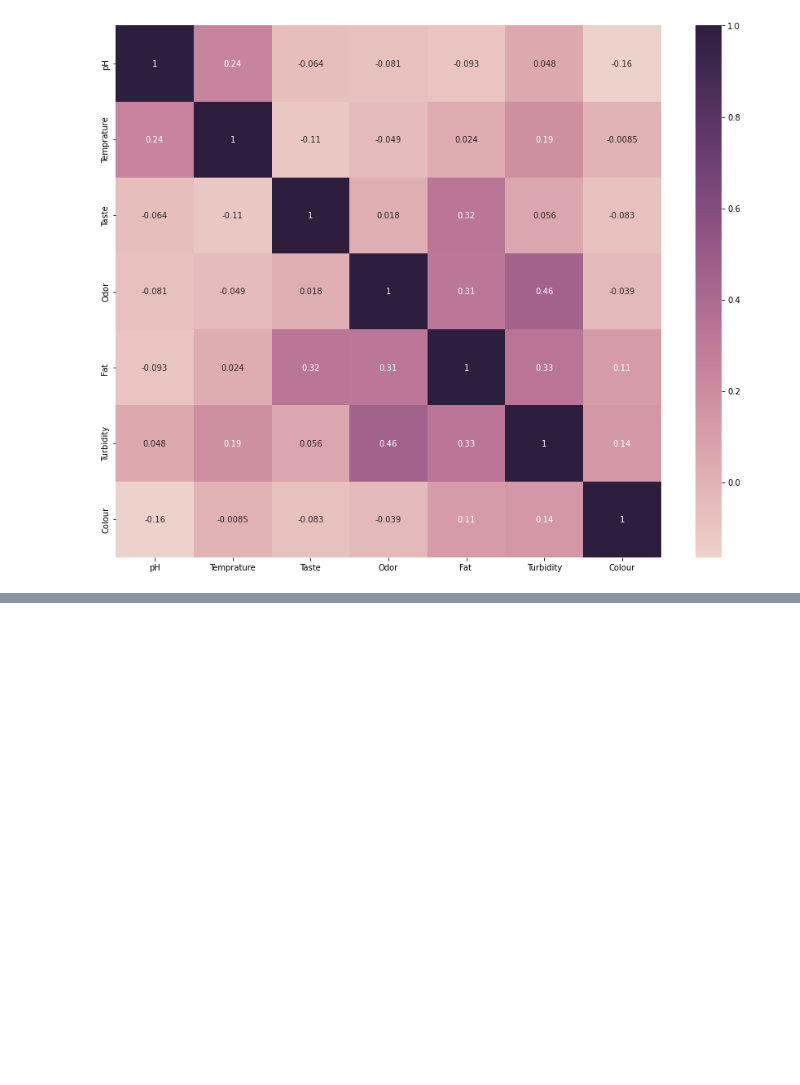
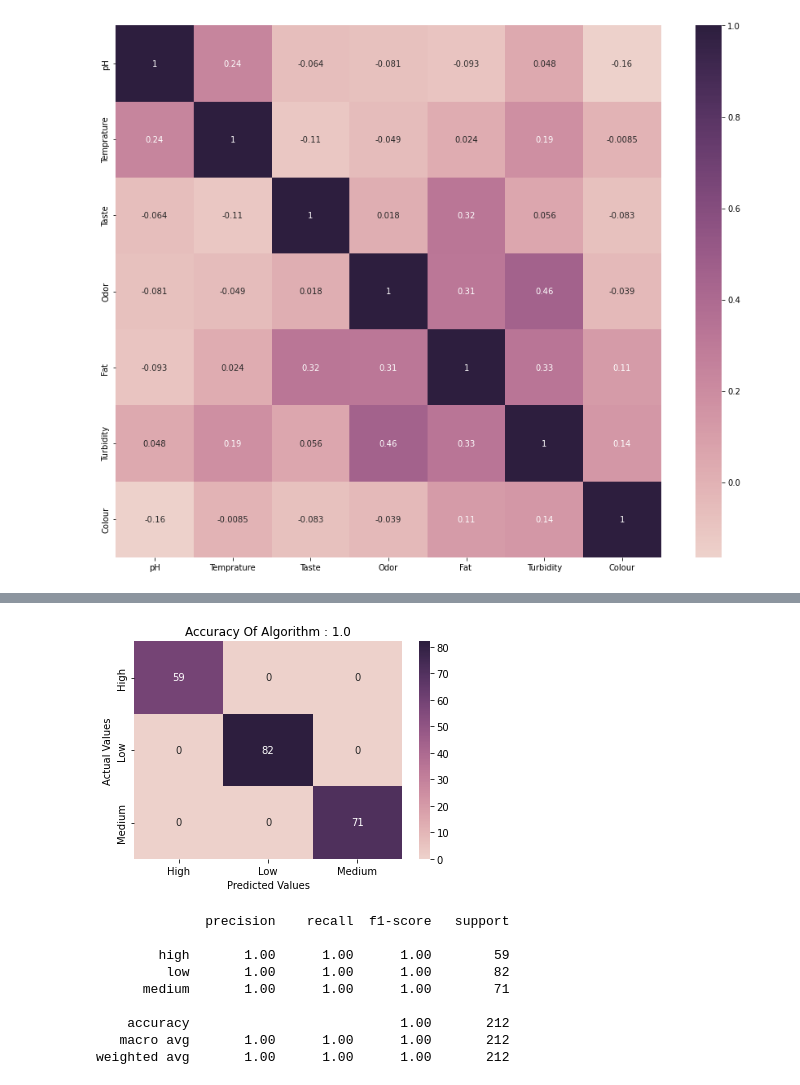
Before and after one commit to eediker/Milk-Quality-Prediction, a Jupyter notebook: main.ipynb, the cells around one changed output, grey strips where cells are left out. Saved outputs shown, nothing was run; the diff lists cells and outputs as text; code cells hidden in the pictures; blank space fills up the shorter version.

```diff
--- a/main.ipynb
+++ b/main.ipynb
@@ -65,0 +157,28 @@ plt.show()
+# %%
+dt = DecisionTreeClassifier()
+dt.fit(X_train,y_train)
+y_pred = dt.predict(X_test)
+cm = confusion_matrix(y_test, y_pred)
+
+score = accuracy_score(y_test,y_pred)
+
+ax = sb.heatmap(cm,annot=True,fmt="",cmap=sb.cubehelix_palette(as_cmap=True))
+ax.set_xlabel("Predicted Values")
+ax.set_ylabel("Actual Values")
+ax.set_xticklabels(["High","Low","Medium"])
+ax.set_yticklabels(["High","Low","Medium"], rotation = 90, va = "center")
+plt.title(f"Accuracy Of Algorithm : {round(score,3)}")
+plt.show()
+
+print(sklearn.metrics.classification_report(y_test, y_pred))
+# %% [output]
+[figure, added]
+              precision    recall  f1-score   support
+
+        high       1.00      1.00      1.00        59
+         low       1.00      1.00      1.00        82
+      medium       1.00      1.00      1.00        71
+
+    accuracy                           1.00       212
+   macro avg       1.00      1.00      1.00       212
+weighted avg       1.00      1.00      1.00       212
```
Also changed, not shown: parts of 7 cells of this notebook.
